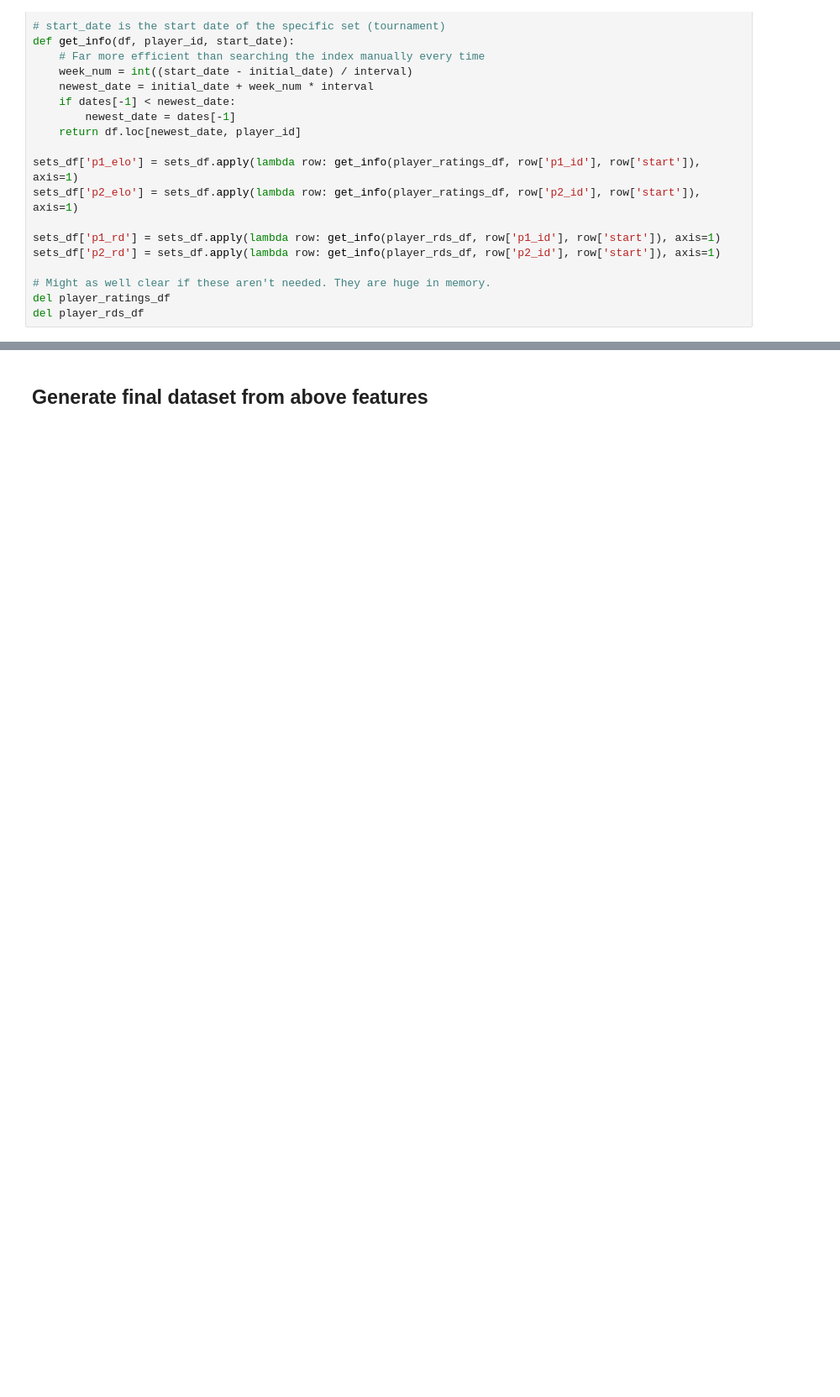
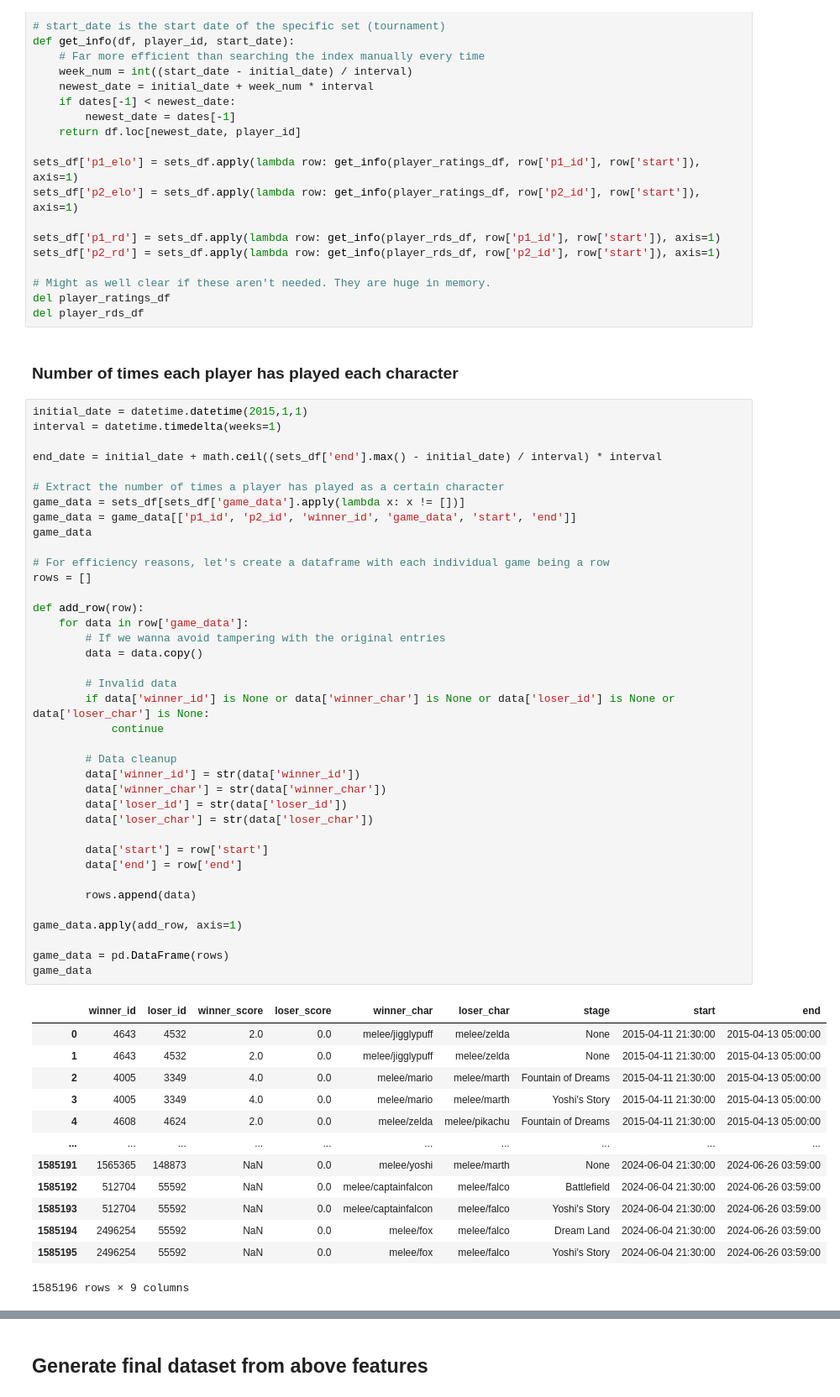
Before and after one commit to jjaw89/fall-2024-smash-melee-top-8-prediction, a Jupyter notebook: dataset_generation/dataset_generator.ipynb, the cells around one changed output, grey strips where cells are left out. Shown: that part at 84% size. Cells and saved outputs as stored; diff of their text form; blank space fills up the shorter version.

Commit message:
Unfinished character totals as part of dataset

```diff
--- a/dataset_generation/dataset_generator.ipynb
+++ b/dataset_generation/dataset_generator.ipynb
@@ -223,3 +225,57 @@ sets_df['p2_rd'] = sets_df.apply(lambda row: get_info(player_rds_df, row['p2_id'
 # Might as well clear if these aren't needed. They are huge in memory.
 del player_ratings_df
 del player_rds_df
+# %% [markdown]
+### Number of times each player has played each character
+# %%
+initial_date = datetime.datetime(2015,1,1)
+interval = datetime.timedelta(weeks=1)
+
+end_date = initial_date + math.ceil((sets_df['end'].max() - initial_date) / interval) * interval
+
+# Extract the number of times a player has played as a certain character
+game_data = sets_df[sets_df['game_data'].apply(lambda x: x != [])]
+game_data = game_data[['p1_id', 'p2_id', 'winner_id', 'game_data', 'start', 'end']]
+game_data
+
+# For efficiency reasons, let's create a dataframe with each individual game being a row
+rows = []
+
+def add_row(row):
+    for data in row['game_data']:
+        # If we wanna avoid tampering with the original entries
+        data = data.copy()
+
+        # Invalid data
+        if data['winner_id'] is None or data['winner_char'] is None or data['loser_id'] is None or data['loser_char'] is None:
+            continue
+
+        # Data cleanup
+        data['winner_id'] = str(data['winner_id'])
+        data['winner_char'] = str(data['winner_char'])
+        data['loser_id'] = str(data['loser_id'])
+        data['loser_char'] = str(data['loser_char'])
+
+        data['start'] = row['start']
+        data['end'] = row['end']
+
+        rows.append(data)
+
+game_data.apply(add_row, axis=1)
+
+game_data = pd.DataFrame(rows)
+game_data
+# %% [output]
+|  | winner_id | loser_id | winner_score | loser_score | winner_char | loser_char | stage | start | end |
+| 0 | 4643 | 4532 | 2.0 | 0.0 | melee/jigglypuff | melee/zelda | None | 2015-04-11 21:30:00 | 2015-04-13 05:00:00 |
+| 1 | 4643 | 4532 | 2.0 | 0.0 | melee/jigglypuff | melee/zelda | None | 2015-04-11 21:30:00 | 2015-04-13 05:00:00 |
+| 2 | 4005 | 3349 | 4.0 | 0.0 | melee/mario | melee/marth | Fountain of Dreams | 2015-04-11 21:30:00 | 2015-04-13 05:00:00 |
+| 3 | 4005 | 3349 | 4.0 | 0.0 | melee/mario | melee/marth | Yoshi's Story | 2015-04-11 21:30:00 | 2015-04-13 05:00:00 |
+| 4 | 4608 | 4624 | 2.0 | 0.0 | melee/zelda | melee/pikachu | Fountain of Dreams | 2015-04-11 21:30:00 | 2015-04-13 05:00:00 |
+| ... | ... | ... | ... | ... | ... | ... | ... | ... | ... |
+| 1585191 | 1565365 | 148873 | NaN | 0.0 | melee/yoshi | melee/marth | None | 2024-06-04 21:30:00 | 2024-06-26 03:59:00 |
+| 1585192 | 512704 | 55592 | NaN | 0.0 | melee/captainfalcon | melee/falco | Battlefield | 2024-06-04 21:30:00 | 2024-06-26 03:59:00 |
+| 1585193 | 512704 | 55592 | NaN | 0.0 | melee/captainfalcon | melee/falco | Yoshi's Story | 2024-06-04 21:30:00 | 2024-06-26 03:59:00 |
+| 1585194 | 2496254 | 55592 | NaN | 0.0 | melee/fox | melee/falco | Dream Land | 2024-06-04 21:30:00 | 2024-06-26 03:59:00 |
+| 1585195 | 2496254 | 55592 | NaN | 0.0 | melee/fox | melee/falco | Yoshi's Story | 2024-06-04 21:30:00 | 2024-06-26 03:59:00 |
+1585196 rows × 9 columns
```
Also changed, not shown: parts of 12 cells of this notebook.
